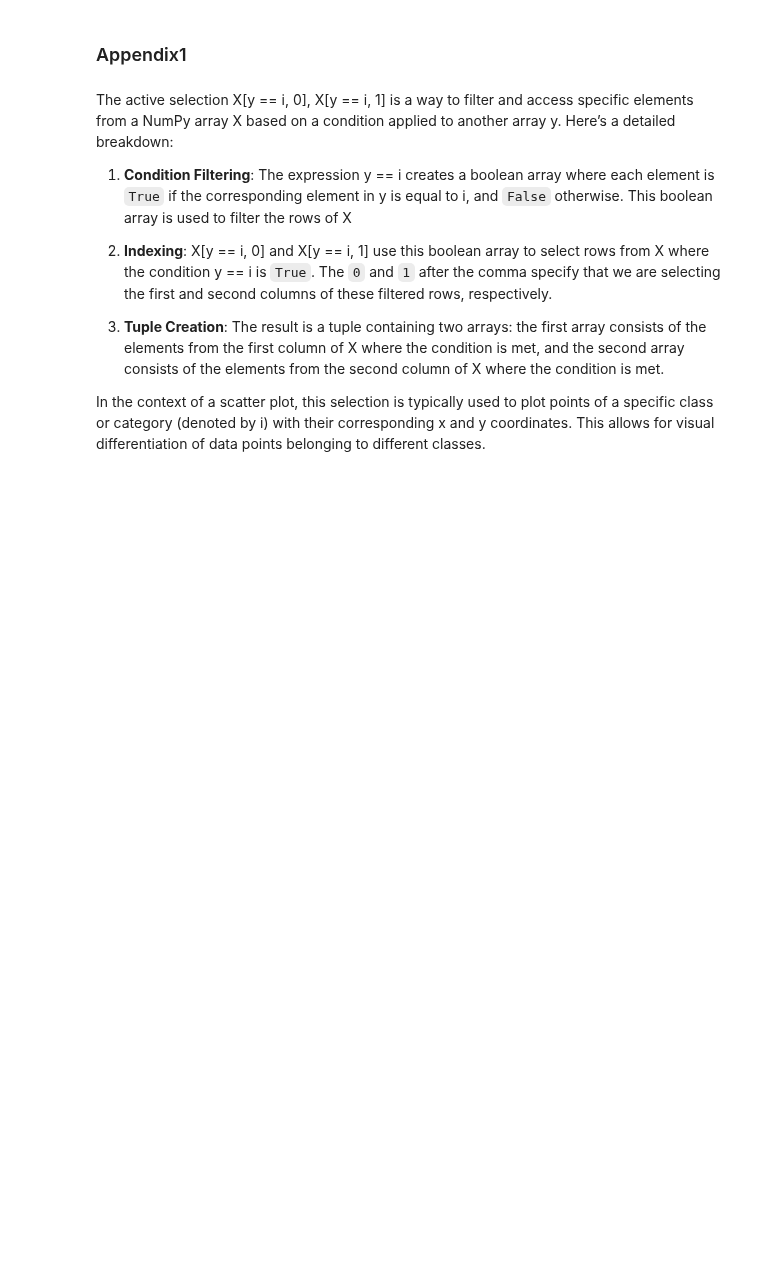
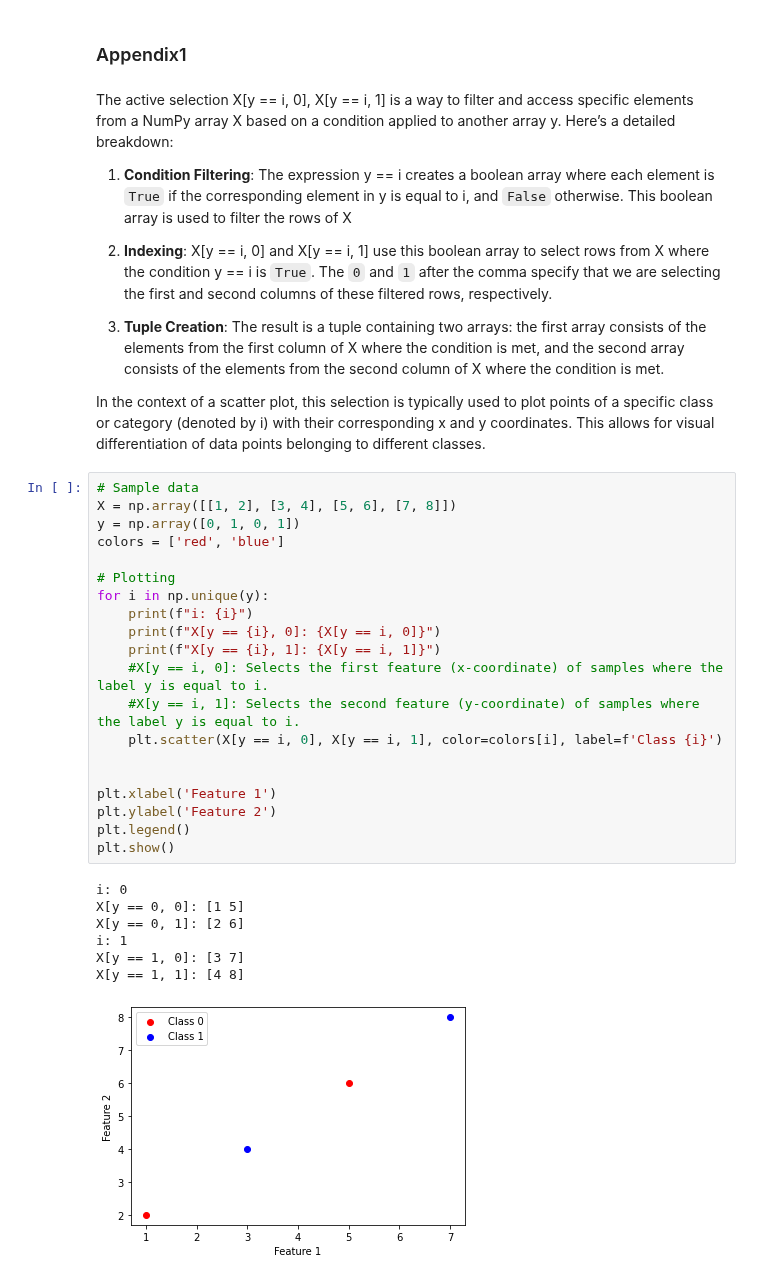
Before and after one commit to Ramtin-BeheshtAeen/intro-to-ml-code, a Jupyter notebook: introduction_to_machine_learning/session-6-KNN.ipynb, the cells around one changed output. Drawn from its saved outputs; the diff is of its cells as text; blank space fills up the shorter version.

Commit message:
added Visualizing section

```diff
--- a/introduction_to_machine_learning/session-6-KNN.ipynb
+++ b/introduction_to_machine_learning/session-6-KNN.ipynb
@@ -113,3 +208,31 @@ X[y == i, 0] and X[y == i, 1] use this boolean array to select rows from X where
 where the condition is met.
 
 In the context of a scatter plot, this selection is typically used to plot points of a specific class or category (denoted by i) with their corresponding x and y coordinates. This allows for visual differentiation of data points belonging to different classes.
+# %%
+# Sample data
+X = np.array([[1, 2], [3, 4], [5, 6], [7, 8]])
+y = np.array([0, 1, 0, 1])
+colors = ['red', 'blue']
+
+# Plotting
+for i in np.unique(y):
+    print(f"i: {i}")
+    print(f"X[y == {i}, 0]: {X[y == i, 0]}")
+    print(f"X[y == {i}, 1]: {X[y == i, 1]}")
+    #X[y == i, 0]: Selects the first feature (x-coordinate) of samples where the label y is equal to i.
+    #X[y == i, 1]: Selects the second feature (y-coordinate) of samples where the label y is equal to i.
+    plt.scatter(X[y == i, 0], X[y == i, 1], color=colors[i], label=f'Class {i}')
+
+
+plt.xlabel('Feature 1')
+plt.ylabel('Feature 2')
+plt.legend()
+plt.show()
+# %% [output]
+i: 0
+X[y == 0, 0]: [1 5]
+X[y == 0, 1]: [2 6]
+i: 1
+X[y == 1, 0]: [3 7]
+X[y == 1, 1]: [4 8]
+[figure, added]
```
Also changed, not shown: parts of 12 cells of this notebook.
